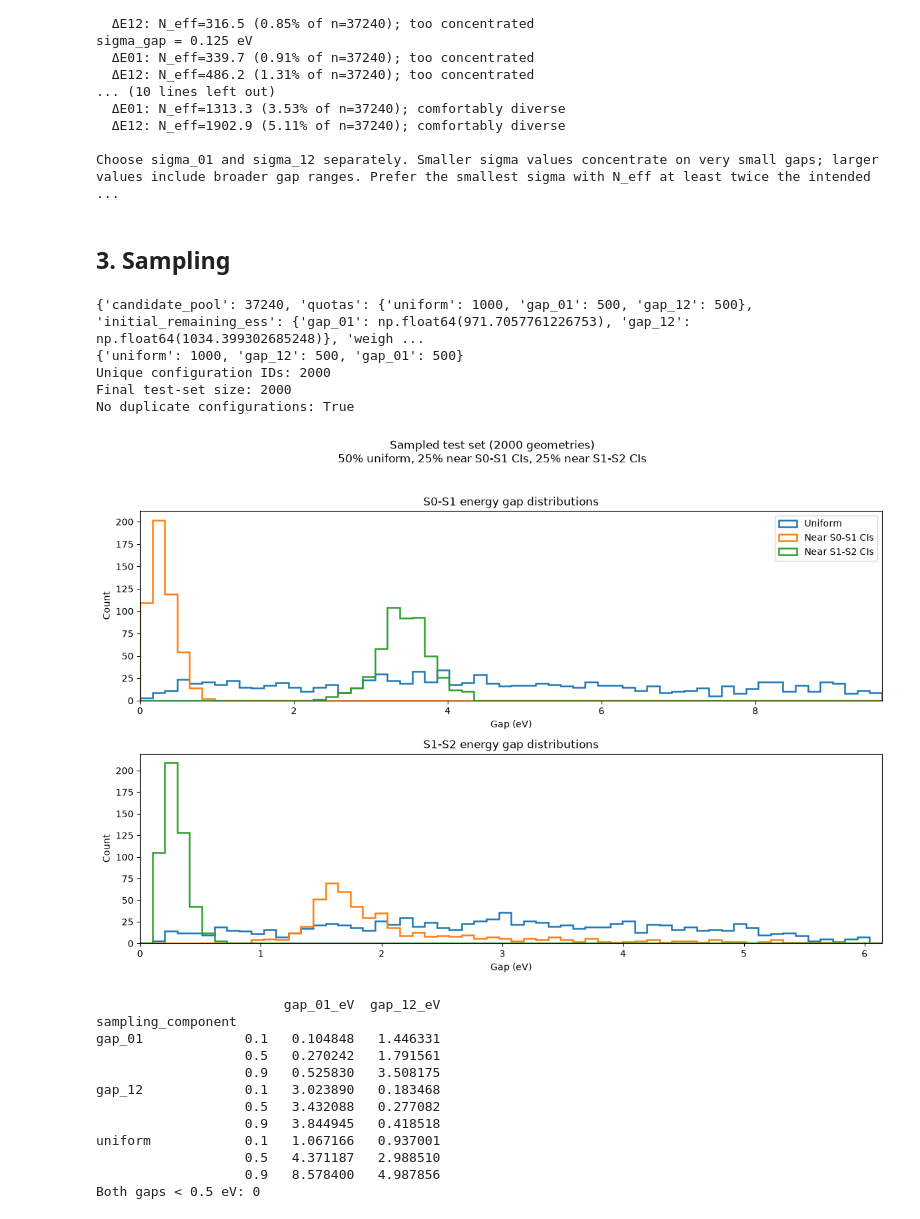
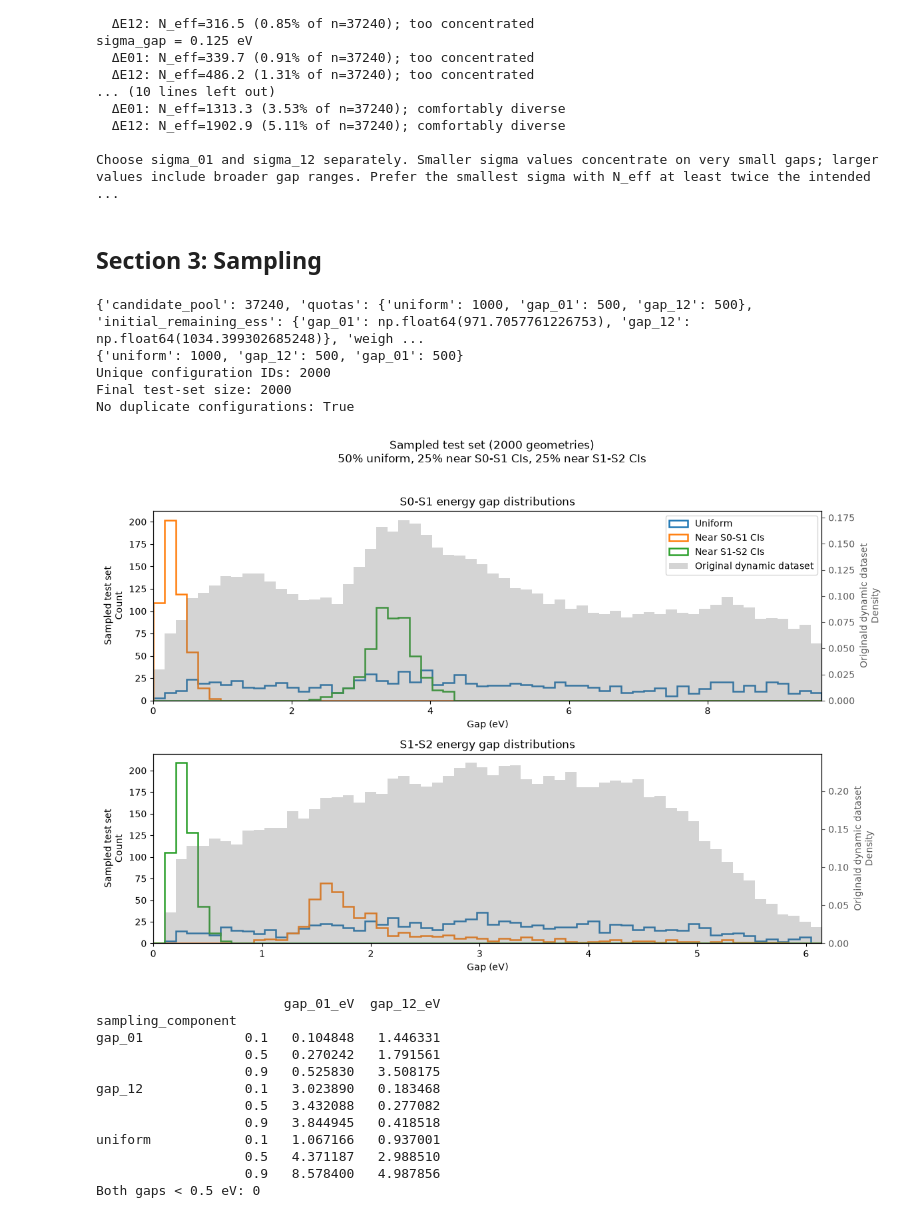
Before and after one commit to yoghurtfork/X-MACE-sampling, a Jupyter notebook: notebooks/ethene_test_set_generator.ipynb, the cells around one changed output. Cells and saved outputs as stored; diff of their text form; code cells hidden in the pictures.

Commit message:
Separate components of new ethene test set

```diff
--- a/notebooks/ethene_test_set_generator.ipynb
+++ b/notebooks/ethene_test_set_generator.ipynb
@@ -149,7 +149,7 @@ sigma_gap = 0.125 eV
 
 Choose sigma_01 and sigma_12 separately. Smaller sigma values concentrate on very small gaps; larger values include broader gap ranges. Prefer the smallest sigma with N_eff at least twice the intended ...
 # %% [markdown]
-## 3. Sampling
+## Section 3: Sampling
 # %%
 def near_ci_log_weights(gaps, sigma):
     if sigma <= 0:
@@ -233,23 +233,33 @@ Final test-set size: 2000
 No duplicate configurations: True
 # %%
 component_colors = {"uniform": "C0", "gap_01": "C1", "gap_12": "C2"}
+component_labels = {"uniform": "Uniform", "gap_01": "Near S0-S1 CIs", "gap_12": "Near S1-S2 CIs"}
 plot_limits = {column: max(0.5, np.percentile(filtered_df[column], 99)) for column in [gap_01_column, gap_12_column]}
 plot_bins = {column: np.linspace(0, limit, 61) for column, limit in plot_limits.items()}
+
 fig, axes = plt.subplots(2, figsize=(12, 8))
+density_axes = []
 for ax, column, title in [(axes[0], gap_01_column, "S0-S1 energy gap distributions"), (axes[1], gap_12_column, "S1-S2 energy gap distributions")]:
+    density_ax = ax.twinx()
+    density_axes.append(density_ax)
+    original = filtered_df[column]
+    density_ax.hist(original[original <= plot_limits[column]], bins=plot_bins[column], density=True, lw=1.8, alpha=0.3, color="0.45", label="Original dynamic dataset")
     for component, color in component_colors.items():
         values = test_df.loc[test_df.sampling_component == component, column]
-        ax.hist(values[values <= plot_limits[column]], bins=plot_bins[column], density=False, histtype="step", lw=1.8, color=color, label=component)
-    ax.set(title=title, xlabel="Gap (eV)", ylabel="Count", xlim=(0, plot_limits[column]))
+        ax.hist(values[values <= plot_limits[column]], bins=plot_bins[column], density=False, histtype="step", lw=1.8, color=color, label=component_labels[component])
+    ax.set(title=title, xlabel="Gap (eV)", ylabel="Sampled test set\nCount", xlim=(0, plot_limits[column]))
+    density_ax.set_ylabel("Originald dynamic dataset\nDensity", color="0.35")
+    density_ax.tick_params(axis="y", colors="0.35")
 
-handles, labels = ax.get_legend_handles_labels()
-axes[0].legend(handles, ["Uniform", "Near S0-S1 CIs", "Near S1-S2 CIs"])
+handles, labels = axes[0].get_legend_handles_labels()
+density_handles, density_labels = density_axes[0].get_legend_handles_labels()
+axes[0].legend(handles + density_handles, labels + density_labels)
 
 fig.suptitle(f"Sampled test set ({len(test_df)} geometries)\n50% uniform, 25% near S0-S1 CIs, 25% near S1-S2 CIs", y=1.02)
 plt.tight_layout()
 plt.show()
 # %% [output]
-[figure, old version]
+[figure, new version]
 # %%
 print(
     test_df.groupby("sampling_component")[
```
Also changed, not shown: parts of 1 cell of this notebook, 4 other files.
